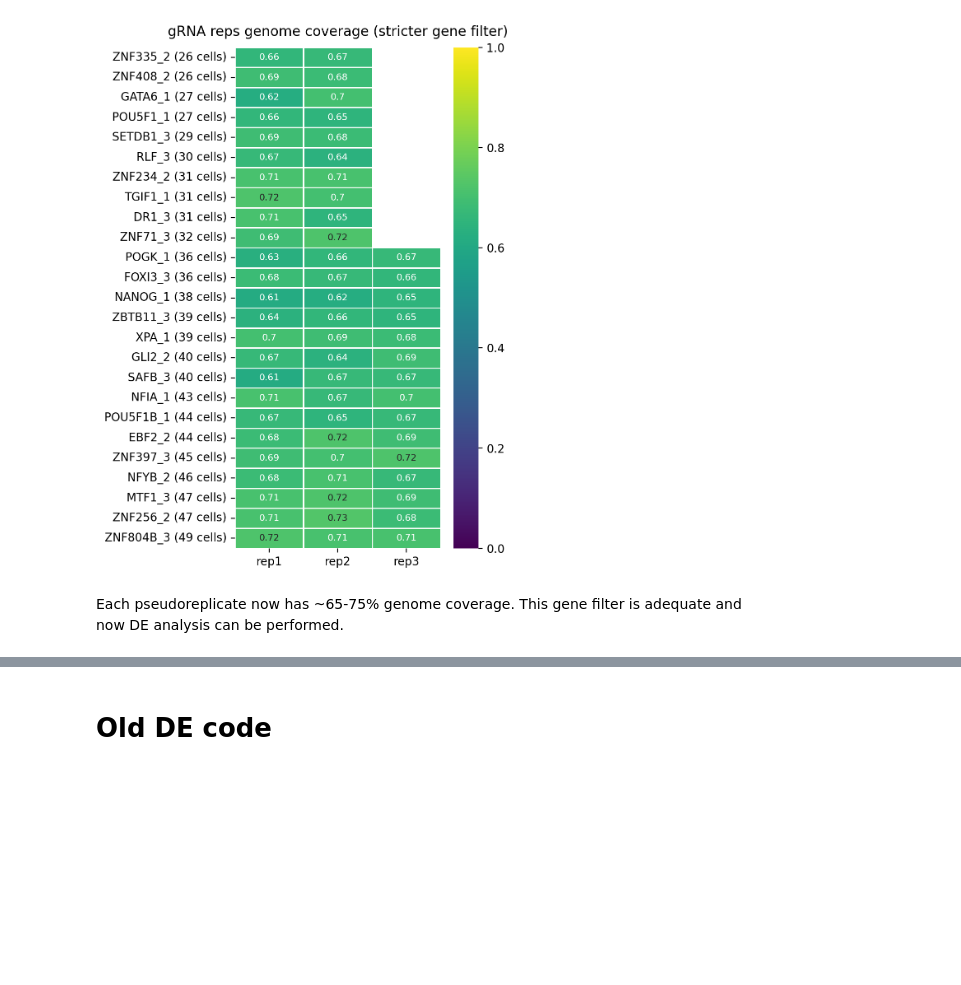
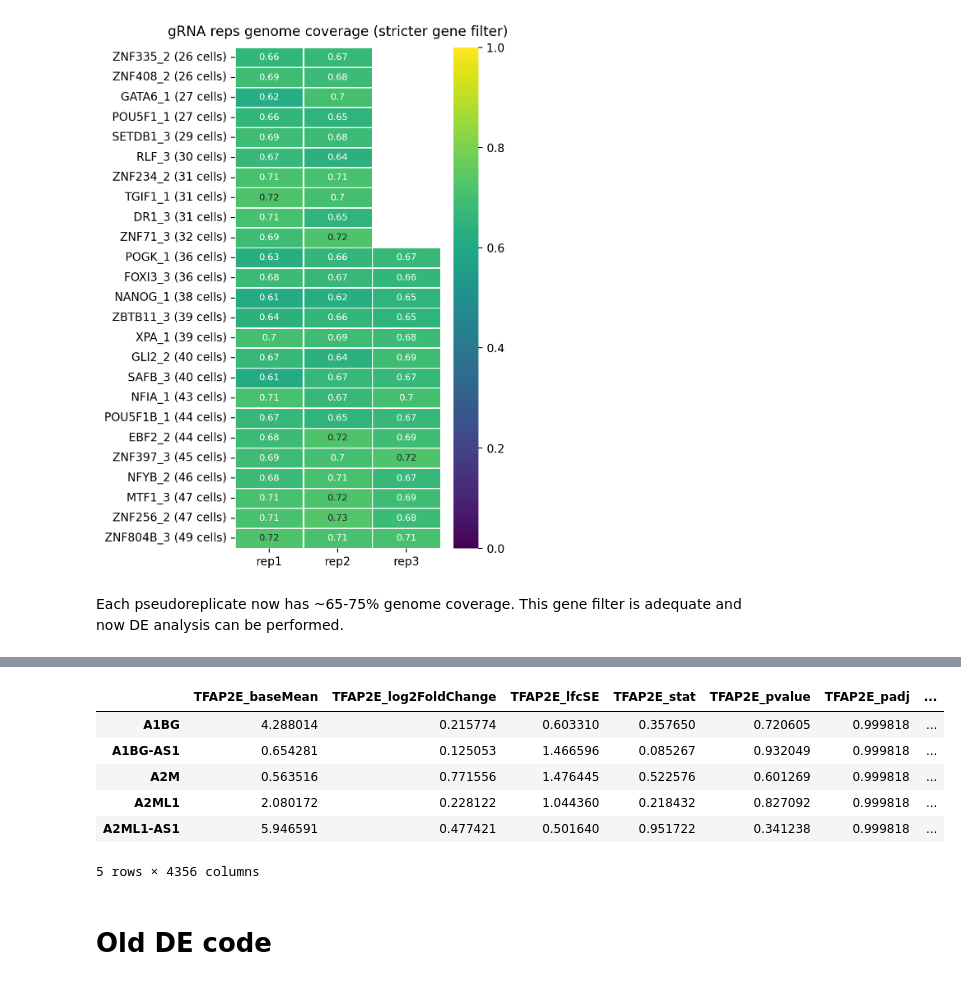
Before and after one commit to subramaniam-lab-ucsd/tf-project, a Jupyter notebook: tf_project_de_analysis_mde.ipynb, the cells around one changed output, grey strips where cells are left out. Saved outputs shown, nothing was run; the diff lists cells and outputs as text; code cells hidden in the pictures; blank space fills up the shorter version.

```diff
--- a/tf_project_de_analysis_mde.ipynb
+++ b/tf_project_de_analysis_mde.ipynb
@@ -1202,0 +1018,13 @@ Name: count, dtype: int64
+# %%
+def build_DE_df(results_dict):
+    df_list = list()
+    for target, df in results_dict.items():
+        df = df.sort_index() # Sort genes alphabetically
+        # Prepend perturbation name to each column label
+        new_col_names = {col: f"{target}_{col}" for col in df}
+        df = df.rename(columns=new_col_names)
+        df_list.append(df)
+    # Concatenate all DE result DataFrames (using intersection of genes)
+    de_df = pd.concat(df_list, axis=1)
+    de_df = de_df.sort_index() # Sort genes alphabetically
+    return de_df
@@ -1202,0 +1054,4 @@ Name: count, dtype: int64
+# %%
+file_path = "/home/ranwyl/data_tf_project/KOLF_Pan_Genome_Alpha_CPMnorm_NTC_benchmarked.h5ad"
+adata = psp.utils.read_anndata(file_path)
+adata
@@ -1202,0 +1064,18 @@ Name: count, dtype: int64
+# %%
+counts_gene_targets, meta_gene_targets = \
+    create_gene_target_pseudobulk_dataset(adata,
+                                          ntc_gRNA_as_reps=True,
+                                          min_cells_for_3_reps=60,
+                                          max_cells_per_rep=100,
+                                          random_state=42)
+# %%
+de_results_gene_targets, dds_objects_gene_targets = \
+    run_gene_target_dataset_DE(adata,
+                                counts_df=counts_gene_targets,
+                                metadata_df=meta_gene_targets,
+                                n_chunks=3, n_cpus=75,
+                                ntc_gRNA_as_reps=True,
+                                min_cells_for_3_reps=60,
+                                max_cells_per_rep=100,
+                                random_state=42,
+                                return_dds_objects=True)
@@ -1202,0 +1158,11 @@ Name: count, dtype: int64
+# %%
+de_results_df_gene_targets = build_DE_df(de_results_gene_targets)
+de_results_df_gene_targets.head()
+# %% [output]
+|  | TFAP2E_baseMean | TFAP2E_log2FoldChange | TFAP2E_lfcSE | TFAP2E_stat | TFAP2E_pvalue | TFAP2E_padj | ... |
+| A1BG | 4.288014 | 0.215774 | 0.603310 | 0.357650 | 0.720605 | 0.999818 | ... |
+| A1BG-AS1 | 0.654281 | 0.125053 | 1.466596 | 0.085267 | 0.932049 | 0.999818 | ... |
+| A2M | 0.563516 | 0.771556 | 1.476445 | 0.522576 | 0.601269 | 0.999818 | ... |
+| A2ML1 | 2.080172 | 0.228122 | 1.044360 | 0.218432 | 0.827092 | 0.999818 | ... |
+| A2ML1-AS1 | 5.946591 | 0.477421 | 0.501640 | 0.951722 | 0.341238 | 0.999818 | ... |
+5 rows × 4356 columns
```
Also changed, not shown: parts of 56 cells of this notebook, 1 other file.
